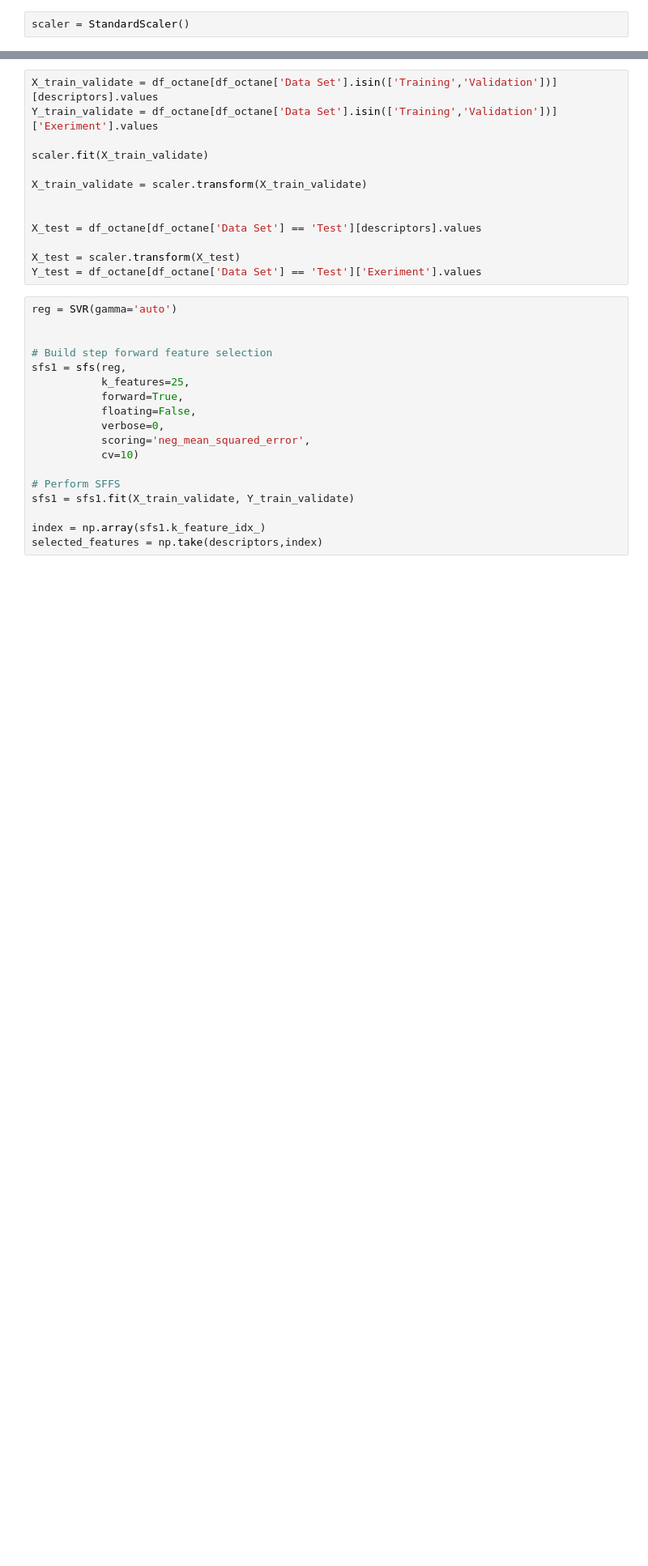
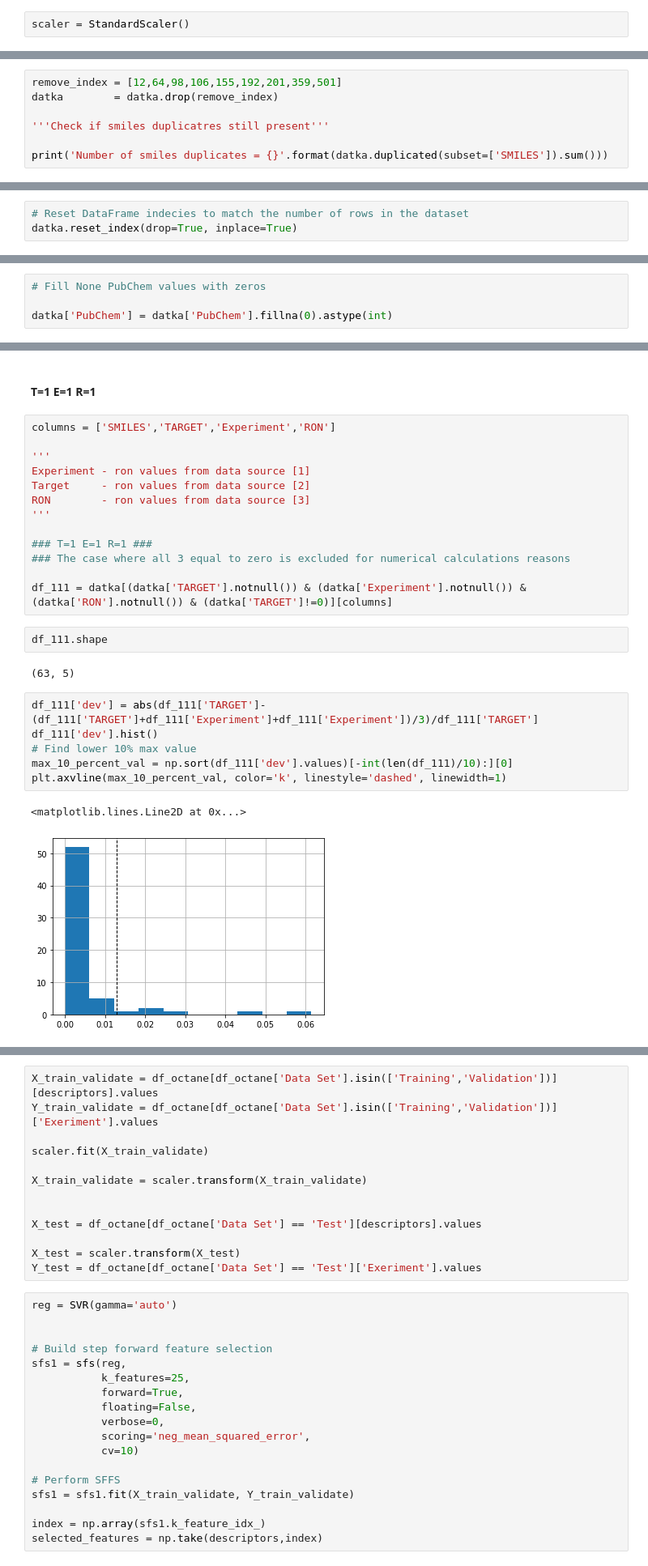
Before and after one commit to SergeyAnufriev/biofuels, a Jupyter notebook: Octane.ipynb, the cells around one changed output, grey strips where cells are left out. Shown at 81% size. Cells and saved outputs as stored; diff of their text form; blank space fills up the shorter version.

```diff
--- a/Octane.ipynb
+++ b/Octane.ipynb
@@ -77,0 +417,7 @@ descriptors = list(df_octane)[4:]
+# %%
+remove_index = [12,64,98,106,155,192,201,359,501]
+datka        = datka.drop(remove_index)
+
+'''Check if smiles duplicatres still present'''
+
+print('Number of smiles duplicates = {}'.format(datka.duplicated(subset=['SMILES']).sum()))
@@ -77,0 +435,3 @@ descriptors = list(df_octane)[4:]
+# %%
+# Reset DataFrame indecies to match the number of rows in the dataset
+datka.reset_index(drop=True, inplace=True)
@@ -77,0 +448,4 @@ descriptors = list(df_octane)[4:]
+# %%
+# Fill None PubChem values with zeros
+
+datka['PubChem'] = datka['PubChem'].fillna(0).astype(int)
@@ -77,0 +476,28 @@ descriptors = list(df_octane)[4:]
+# %% [markdown]
+#### T=1 E=1 R=1
+# %%
+columns = ['SMILES','TARGET','Experiment','RON']
+
+'''
+Experiment - ron values from data source [1]
+Target     - ron values from data source [2]
+RON        - ron values from data source [3]
+'''
+
+### T=1 E=1 R=1 ###
+### The case where all 3 equal to zero is excluded for numerical calculations reasons
+
+df_111 = datka[(datka['TARGET'].notnull()) & (datka['Experiment'].notnull()) & (datka['RON'].notnull()) & (datka['TARGET']!=0)][columns]
+# %%
+df_111.shape
+# %% [output]
+(63, 5)
+# %%
+df_111['dev'] = abs(df_111['TARGET']-(df_111['TARGET']+df_111['Experiment']+df_111['Experiment'])/3)/df_111['TARGET']
+df_111['dev'].hist()
+# Find lower 10% max value
+max_10_percent_val = np.sort(df_111['dev'].values)[-int(len(df_111)/10):][0]
+plt.axvline(max_10_percent_val, color='k', linestyle='dashed', linewidth=1)
+# %% [output]
+<matplotlib.lines.Line2D at 0x...>
+[figure, added]
```
Also changed, not shown: parts of 96 cells of this notebook, 2 other files.
